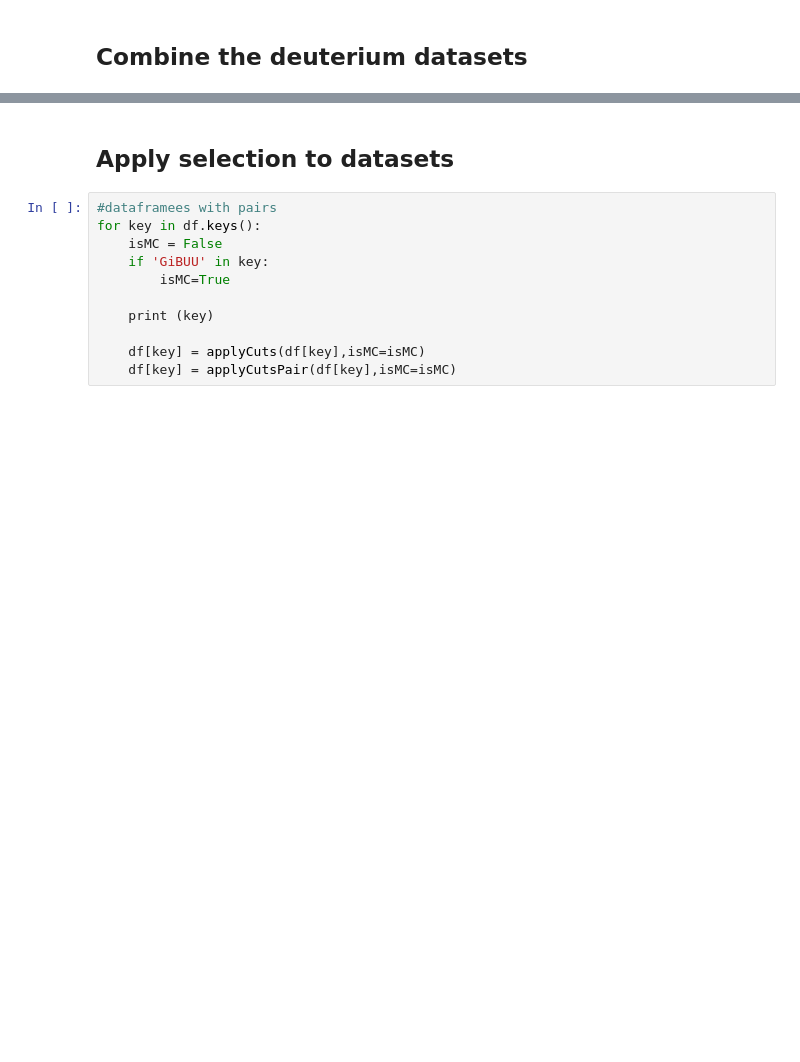
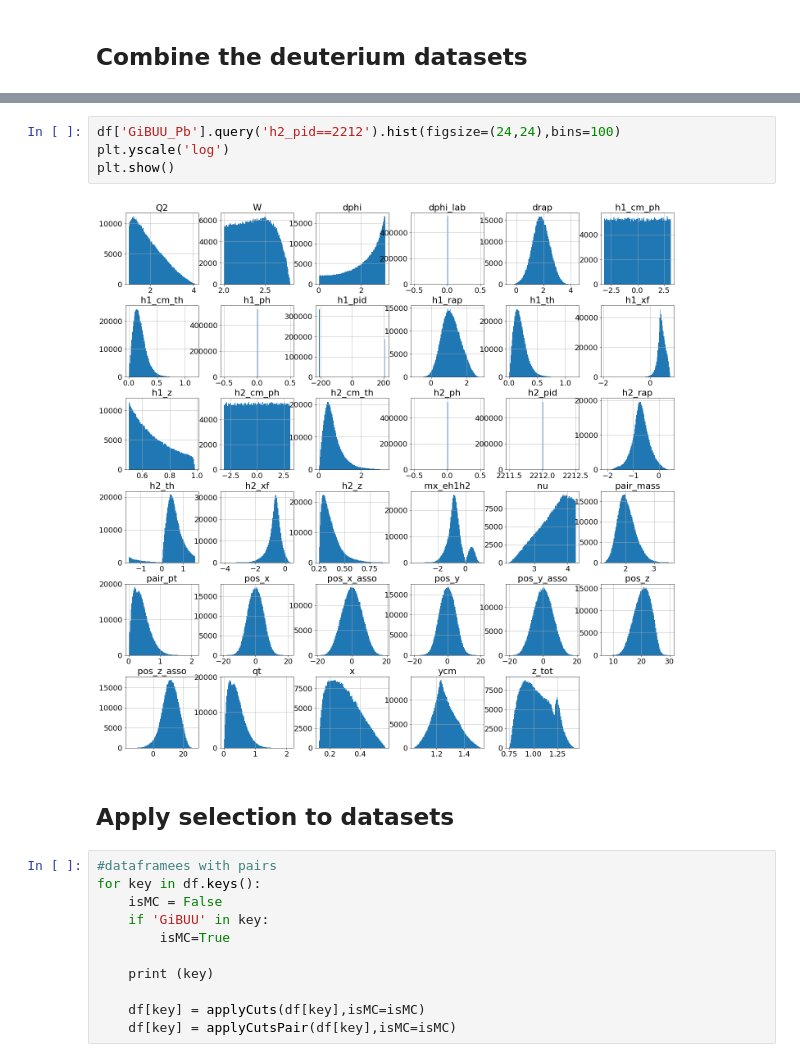
Before and after one commit to miguelignacio/eg2dihadron, a Jupyter notebook: EG2_R2h.ipynb, the cells around one changed output, grey strips where cells are left out. Drawn from its saved outputs; the diff is of its cells as text; blank space fills up the shorter version.

```diff
--- a/EG2_R2h.ipynb
+++ b/EG2_R2h.ipynb
@@ -249,3 +241,9 @@ plt.show()
+# %%
+df['GiBUU_Pb'].query('h2_pid==2212').hist(figsize=(24,24),bins=100)
+plt.yscale('log')
+plt.show()
+# %% [output]
+[figure, added]
 # %% [markdown]
 ## Apply selection to datasets
 # %%
```
Also changed, not shown: parts of 54 cells of this notebook, 3 other files.
